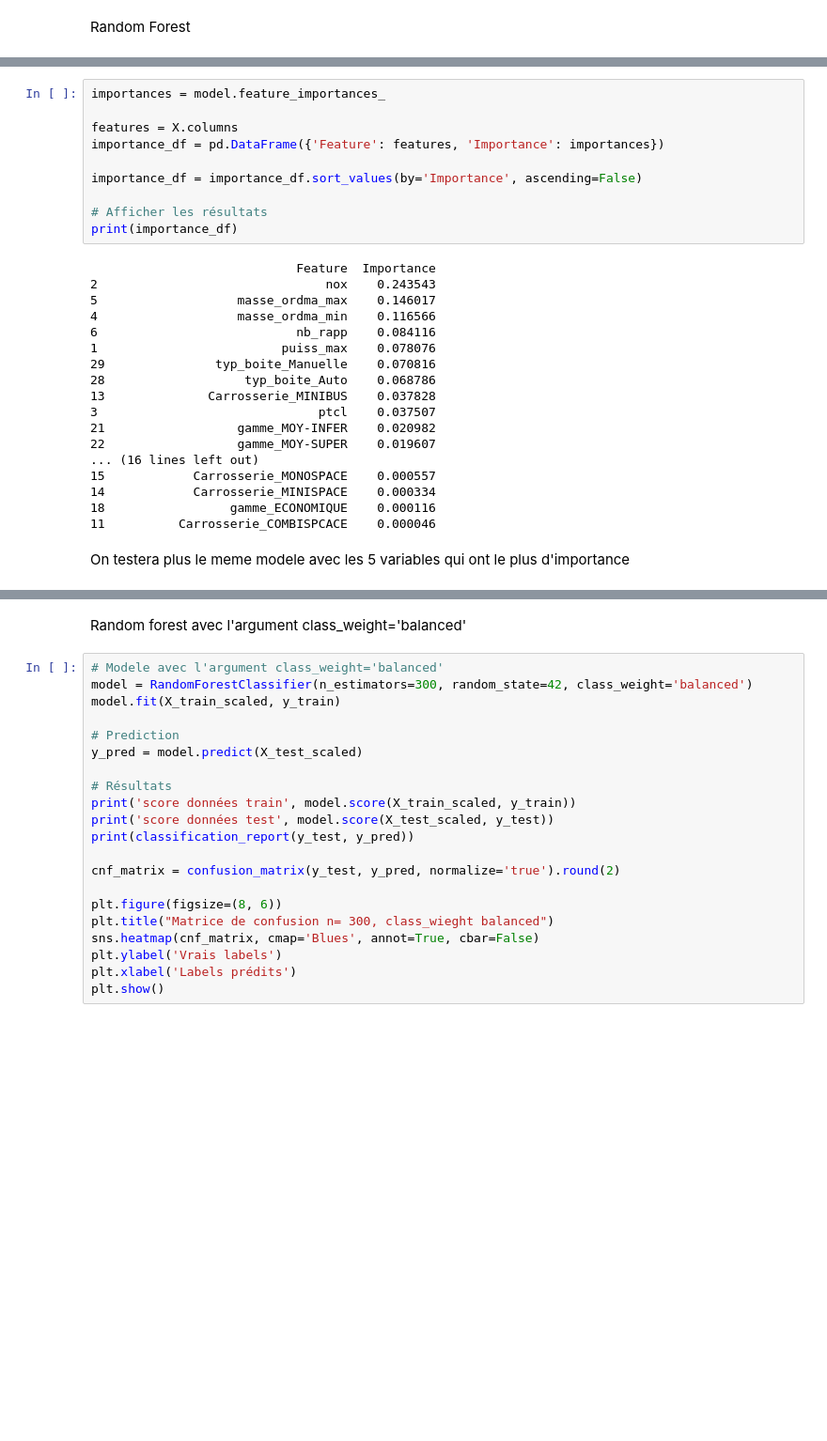
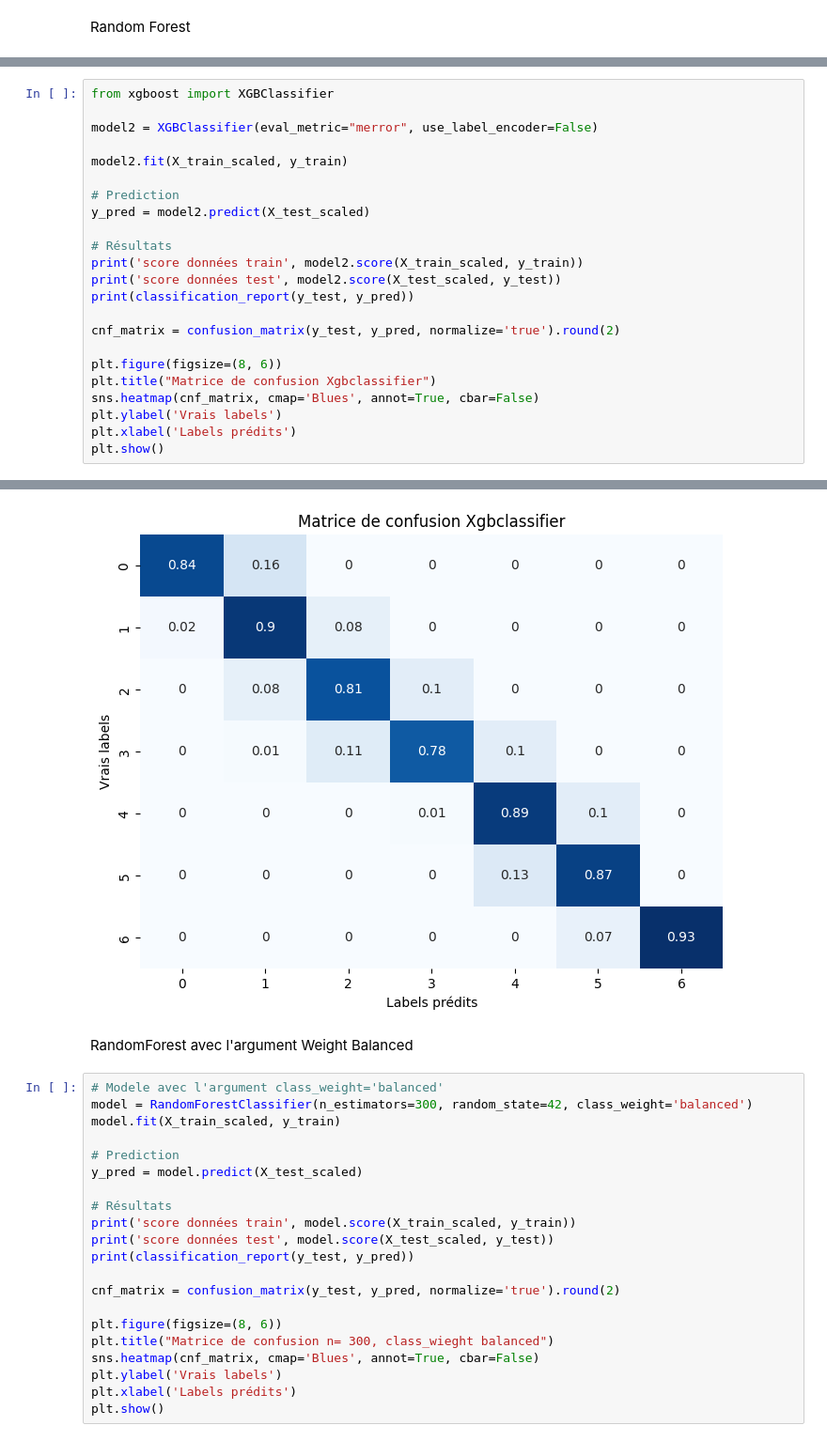
Before and after one commit to DataScientest-Studio/dec24_bds_co2, a Jupyter notebook: notebooks/Premiers_modeles.ipynb, the cells around one changed output, grey strips where cells are left out. Shown at 94% size. Saved outputs shown, nothing was run; the diff lists cells and outputs as text; blank space fills up the shorter version.

```diff
--- a/notebooks/Premiers_modeles.ipynb
+++ b/notebooks/Premiers_modeles.ipynb
@@ -185,33 +189,27 @@ score données test 0.8729688396100173
    macro avg       0.87      0.85      0.86     10462
 weighted avg       0.88      0.87      0.87     10462
 [figure]
-# %%
-importances = model.feature_importances_
-
-features = X.columns
-importance_df = pd.DataFrame({'Feature': features, 'Importance': importances})
-
-importance_df = importance_df.sort_values(by='Importance', ascending=False)
-
-# Afficher les résultats
-print(importance_df)
-# %% [output]
-                            Feature  Importance
-2                               nox    0.243543
-5                   masse_ordma_max    0.146017
-4                   masse_ordma_min    0.116566
-6                           nb_rapp    0.084116
-1                         puiss_max    0.078076
-29               typ_boite_Manuelle    0.070816
-28                   typ_boite_Auto    0.068786
-13              Carrosserie_MINIBUS    0.037828
-3                              ptcl    0.037507
-21                  gamme_MOY-INFER    0.020982
-22                  gamme_MOY-SUPER    0.019607
-... (16 lines left out)
-15            Carrosserie_MONOSPACE    0.000557
-14            Carrosserie_MINISPACE    0.000334
-18                 gamme_ECONOMIQUE    0.000116
-11          Carrosserie_COMBISPCACE    0.000046
-# %% [markdown]
-On testera plus le meme modele avec les 5 variables qui ont le plus d'importance
+# %%
+from xgboost import XGBClassifier
+
+model2 = XGBClassifier(eval_metric="merror", use_label_encoder=False)
+
+model2.fit(X_train_scaled, y_train)
+
+# Prediction
+y_pred = model2.predict(X_test_scaled)
+
+# Résultats
+print('score données train', model2.score(X_train_scaled, y_train))
+print('score données test', model2.score(X_test_scaled, y_test))
+print(classification_report(y_test, y_pred))
+
+cnf_matrix = confusion_matrix(y_test, y_pred, normalize='true').round(2)
+
+plt.figure(figsize=(8, 6))
+plt.title("Matrice de confusion Xgbclassifier")
+sns.heatmap(cnf_matrix, cmap='Blues', annot=True, cbar=False)
+plt.ylabel('Vrais labels')
+plt.xlabel('Labels prédits')
+plt.show()
+# %% [output]
@@ -218,5 +231,6 @@ On testera plus le meme modele avec les 5 variables qui ont le plus d'importance
+[figure, added]
 # %% [markdown]
-Random forest avec l'argument class_weight='balanced'
+RandomForest avec l'argument Weight Balanced
 # %%
 # Modele avec l'argument class_weight='balanced'
 model = RandomForestClassifier(n_estimators=300, random_state=42, class_weight='balanced')
```
Also changed, not shown: parts of 46 cells of this notebook, 10 other files.
